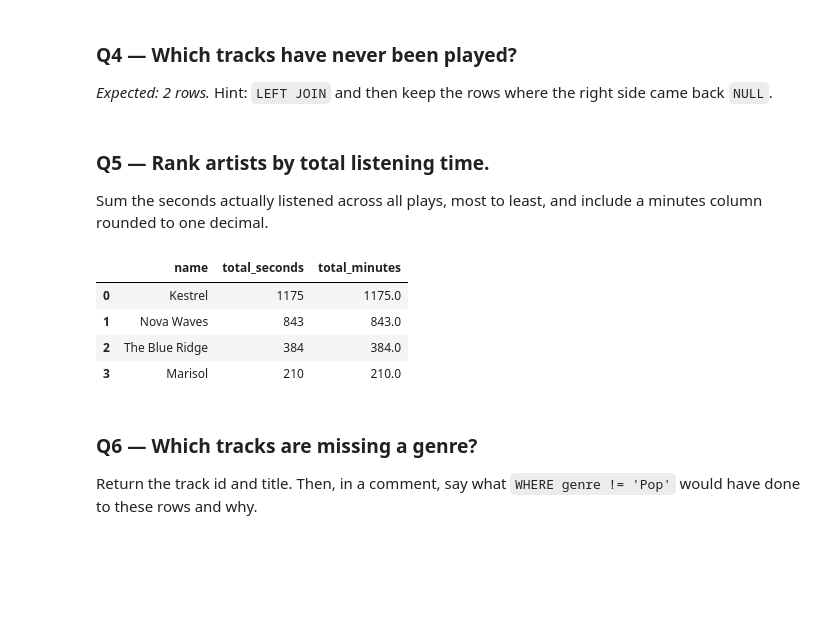
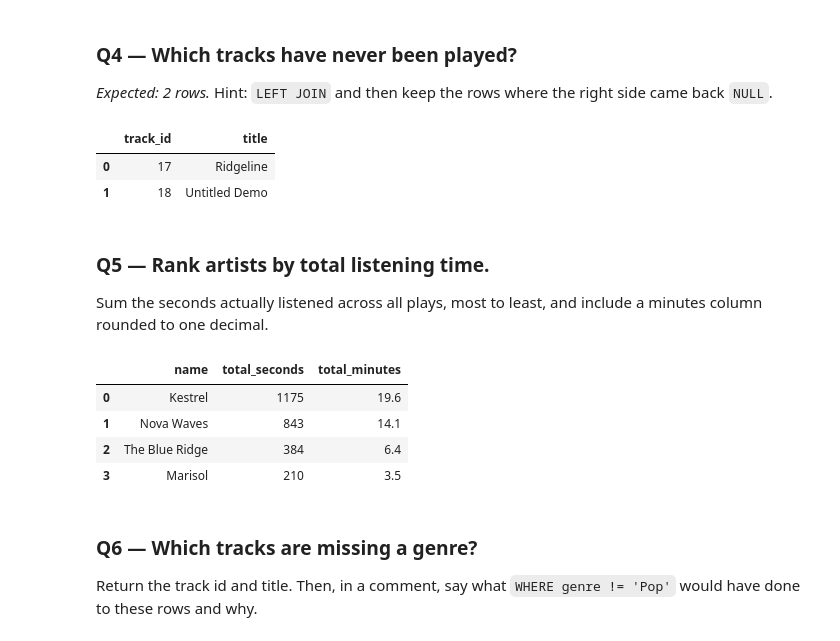
Before and after one commit to ekee7/ds2002-fa26, a Jupyter notebook: notebooks/02-sql-databases/2026-09-11 — SQL Challenge Set — Lab.ipynb, the cells around one changed output. Saved outputs shown, nothing was run; the diff lists cells and outputs as text; code cells hidden in the pictures; blank space fills up the shorter version.

```diff
--- a/notebooks/02-sql-databases/2026-09-11 — SQL Challenge Set — Lab.ipynb
+++ b/notebooks/02-sql-databases/2026-09-11 — SQL Challenge Set — Lab.ipynb
@@ -84,27 +102,33 @@ FROM plays GROUP BY user
 *Expected: 2 rows.* Hint: `LEFT JOIN` and then keep the rows where the right side came back `NULL`.
 # %%
 q4 = q('''
-SELECT tracks.track_id, tracks.title
-FROM tracks LEFT JOIN plays ON tracks.track_id = plays.track_id
-WHERE plays.track_id IS NULL
+SELECT t.track_id, t.title
+FROM tracks t LEFT JOIN plays p ON t.track_id = p.track_id
+WHERE p.track_id IS NULL
 ''')
+
+q4
+# %% [output]
+|  | track_id | title |
+| 0 | 17 | Ridgeline |
+| 1 | 18 | Untitled Demo |
 # %% [markdown]
 ### Q5 — Rank artists by total listening time.
 
 Sum the seconds actually listened across all plays, most to least, and include a minutes column rounded to one decimal.
 # %%
 q('''
-SELECT a.name, SUM(t.seconds) AS total_seconds, ROUND(SUM(t.seconds), 1) AS total_minutes
+SELECT a.name, SUM(t.seconds) AS total_seconds, ROUND(SUM(t.seconds) / 60.0, 1) AS total_minutes
 FROM artists a JOIN tracks t ON a.artist_id = t.artist_id
 JOIN plays p ON t.track_id = p.track_id
 GROUP BY a.name ORDER BY SUM(t.seconds) DESC
 ''')
 # %% [output]
 |  | name | total_seconds | total_minutes |
-| 0 | Kestrel | 1175 | 1175.0 |
-| 1 | Nova Waves | 843 | 843.0 |
-| 2 | The Blue Ridge | 384 | 384.0 |
-| 3 | Marisol | 210 | 210.0 |
+| 0 | Kestrel | 1175 | 19.6 |
+| 1 | Nova Waves | 843 | 14.1 |
+| 2 | The Blue Ridge | 384 | 6.4 |
+| 3 | Marisol | 210 | 3.5 |
 # %% [markdown]
 ### Q6 — Which tracks are missing a genre?
 
```
Also changed, not shown: parts of 4 cells of this notebook.
